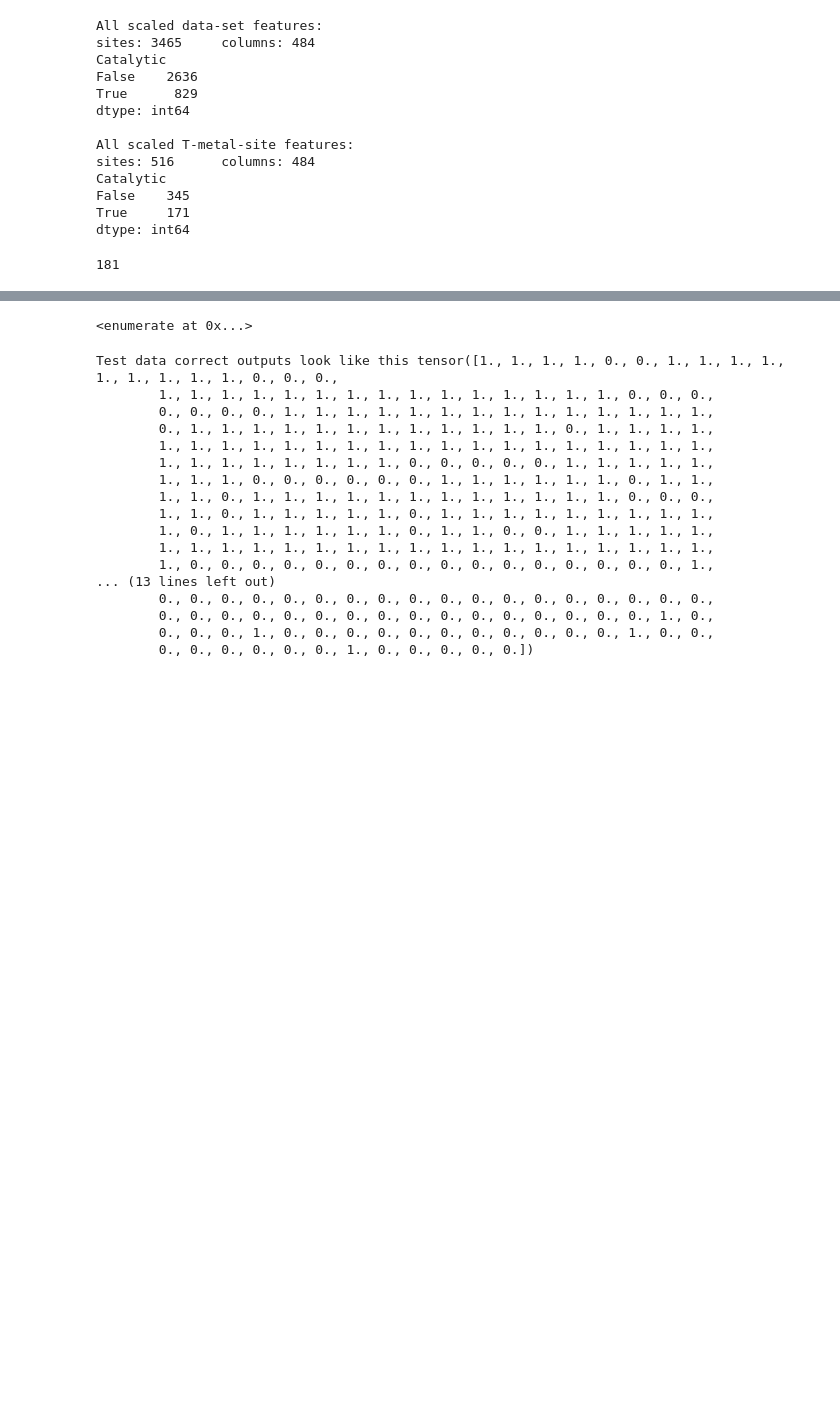
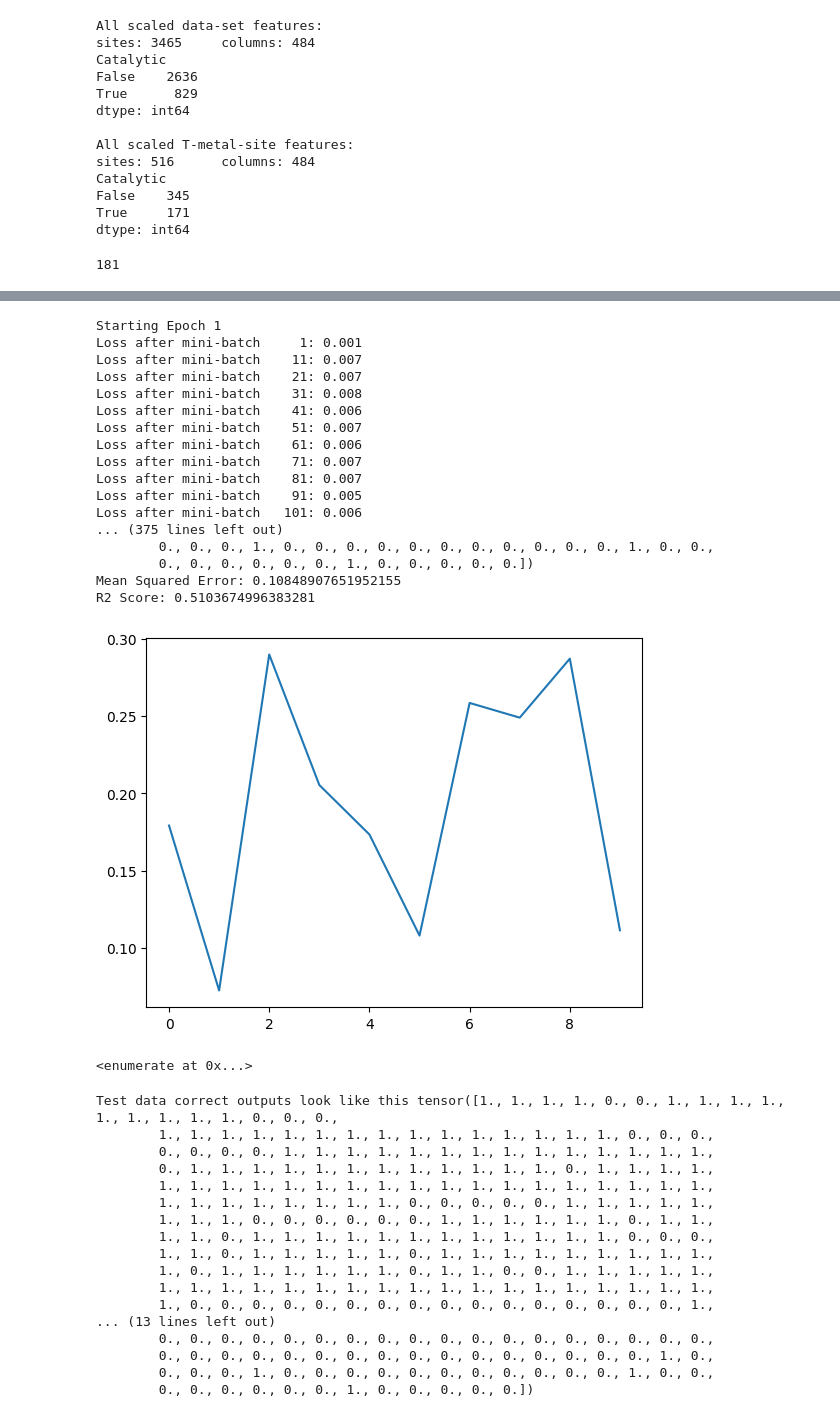
Before and after one commit to SanjanaYasna/CustomMLP, a Jupyter notebook: CUSTOM_MLP.ipynb, the cells around one changed output, grey strips where cells are left out. Drawn from its saved outputs; the diff is of its cells as text; code cells hidden in the pictures; blank space fills up the shorter version.

```diff
--- a/CUSTOM_MLP.ipynb
+++ b/CUSTOM_MLP.ipynb
@@ -332,5 +610,5 @@ array([ 5.32963753e-01,  6.39964402e-01,  4.29306656e-01,  1.70888945e-01,
 # %%
-#USING SKLEARN
+#USING SKLEARN (original) to lsee loss
 from sklearn.neural_network import MLPClassifier
 MAHOMES_clf = MLPClassifier(learning_rate_init = 0.01, activation='relu', hidden_layer_sizes= (100,), alpha = 0.001 )
 
@@ -345,6 +623,7 @@ mlp = theiaMLP(init_features, 256, 1)
 loss_function = nn.L1Loss()
 optimizer = torch.optim.Adagrad(mlp.parameters(), lr=1e-4)
 
+train_loss = []
 #train for this many epochs
 for epoch in range(0,10):
     print(f'Starting Epoch {epoch+1}')
@@ -363,34 +642,56 @@ for epoch in range(0,10):
         loss.backward()
 
         optimizer.step()
 
         current_loss += loss.item()
         if i%10 == 0:
             print(f'Loss after mini-batch %5d: %.3f'%(i+1, current_loss/500))
             current_loss = 0.0
-
+    train_loss.append(loss.item())
     print(f'Epoch {epoch+1} done')
 
 
 test_data = torch.from_numpy(testX.to_numpy()).float()
 test_targets = torch.from_numpy(testY.to_numpy()).float()
 print("Test data correct outputs look like this", test_targets)
 
 from sklearn.metrics import mean_squared_error, r2_score
 with torch.no_grad():
     outputs = mlp(test_data)
     predicted_labels = outputs.squeeze().tolist()
 
 predicted_labels = np.array(predicted_labels)
 test_targets = np.array(test_targets)
 
 mse = mean_squared_error(test_targets, predicted_labels)
 r2 = r2_score(test_targets, predicted_labels)
 print("Mean Squared Error:", mse)
 print("R2 Score:", r2)
+
+plt.plot(train_loss)
+plt.show()
 #Results
 # Mean Squared Error: 0.10884078202201086
 # R2 Score: 0.508780183660541
+# %% [output]
+Starting Epoch 1
+Loss after mini-batch     1: 0.001
+Loss after mini-batch    11: 0.007
+Loss after mini-batch    21: 0.007
+Loss after mini-batch    31: 0.008
+Loss after mini-batch    41: 0.006
+Loss after mini-batch    51: 0.007
+Loss after mini-batch    61: 0.006
+Loss after mini-batch    71: 0.007
+Loss after mini-batch    81: 0.007
+Loss after mini-batch    91: 0.005
+Loss after mini-batch   101: 0.006
+... (375 lines left out)
+        0., 0., 0., 1., 0., 0., 0., 0., 0., 0., 0., 0., 0., 0., 0., 1., 0., 0.,
+        0., 0., 0., 0., 0., 0., 1., 0., 0., 0., 0., 0.])
+Mean Squared Error: 0.10848907651952155
+R2 Score: 0.5103674996383281
+[figure, added]
 # %%
 #to set num samples variable for dataset
 num_samples = len(X)
```
Also changed, not shown: parts of 16 cells of this notebook, 1 other file.
